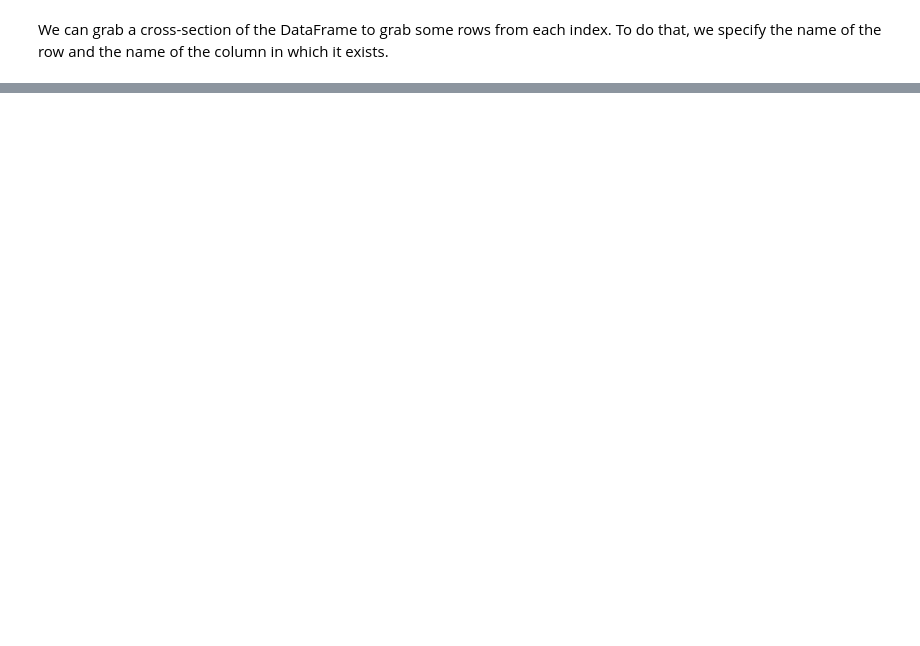
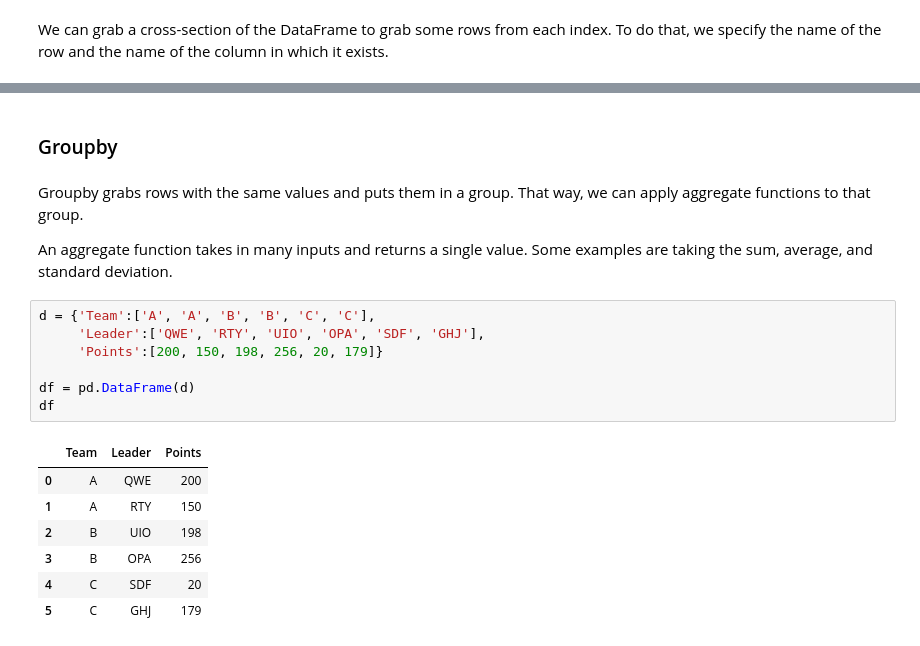
Before and after one commit to alan-lam/Machine-Learning-Resources, a Jupyter notebook: Data Science.ipynb, the cells around one changed output, grey strips where cells are left out. Saved outputs shown, nothing was run; the diff lists cells and outputs as text; blank space fills up the shorter version.

```diff
--- a/Data Science.ipynb
+++ b/Data Science.ipynb
@@ -606,0 +637,21 @@ df.xs(1, level='Numbers')
+# %% [markdown]
+### Groupby
+# %% [markdown]
+Groupby grabs rows with the same values and puts them in a group. That way, we can apply aggregate functions to that group.
+
+An aggregate function takes in many inputs and returns a single value. Some examples are taking the sum, average, and standard deviation.
+# %%
+d = {'Team':['A', 'A', 'B', 'B', 'C', 'C'],
+     'Leader':['QWE', 'RTY', 'UIO', 'OPA', 'SDF', 'GHJ'],
+     'Points':[200, 150, 198, 256, 20, 179]}
+
+df = pd.DataFrame(d)
+df
+# %% [output]
+|  | Team | Leader | Points |
+| 0 | A | QWE | 200 |
+| 1 | A | RTY | 150 |
+| 2 | B | UIO | 198 |
+| 3 | B | OPA | 256 |
+| 4 | C | SDF | 20 |
+| 5 | C | GHJ | 179 |
```
Also changed, not shown: parts of 40 cells of this notebook.
